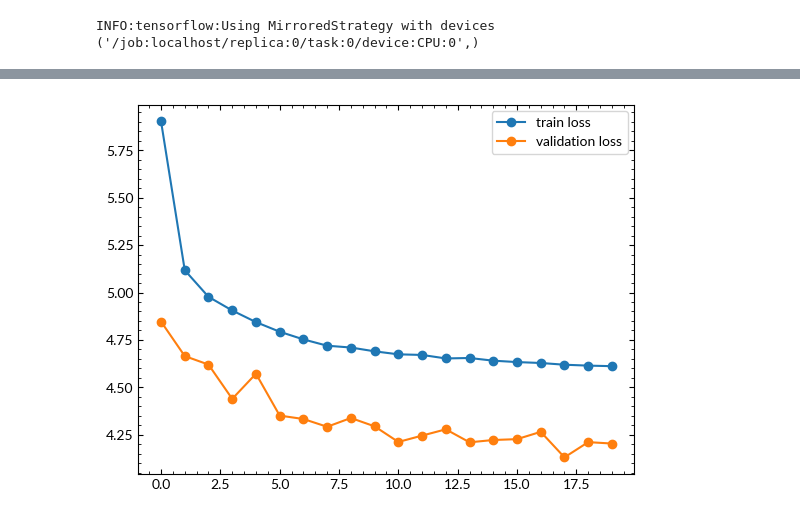
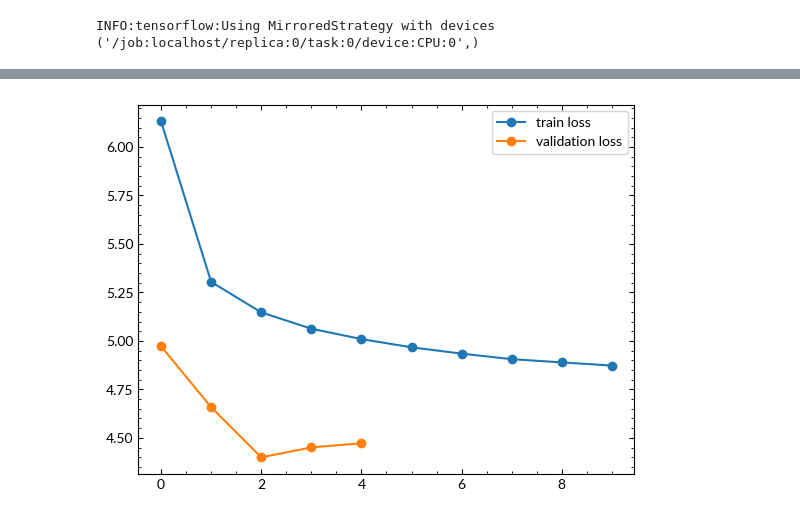
Before and after one commit to SarahBarbosa/geexhp, a Jupyter notebook: examples/network_test5.ipynb, the cells around one changed output, grey strips where cells are left out. Cells and saved outputs as stored; diff of their text form; code cells hidden in the pictures.

Commit message:
best network test

```diff
--- a/examples/network_test5.ipynb
+++ b/examples/network_test5.ipynb
@@ -346,8 +404,8 @@ def build_model_3(hp):
 # %%
 tuner = kt.BayesianOptimization(
-    build_model_3,
+    build_model,
     objective='val_loss',
-    max_trials=10,
+    max_trials=3,
     directory='opt',
     project_name='bayesopt'
 )
@@ -362,2 +436,4 @@ Total elapsed time: 02h 27m 32s
 # %%
-best_hps = tuner.get_best_hyperparameters(num_trials=1)[0]
+best_hp = tuner.get_best_hyperparameters(num_trials=1)[0]
+print("Best Hyperparameters:")
+print(best_hp.values)
@@ -392,3 +443,5 @@ best_model = build_model_3(best_hps)
+# %%
+best_model = build_model(best_hp)
 # %%
 best_model.summary()
 # %% [output]
@@ -418,7 +470,9 @@ Model: "test_5"
 history = best_model.fit(
     train_ds,
     validation_data=val_ds,
-    epochs=20,
-    callbacks=[tf.keras.callbacks.EarlyStopping(monitor='val_loss', patience=10, restore_best_weights=True)]
+    epochs=10,
+    steps_per_epoch=steps_per_epoch,
+    validation_steps=validation_steps,
+    #callbacks=[tf.keras.callbacks.EarlyStopping(monitor='val_loss', patience=10, restore_best_weights=True)]
 )
 # %% [output]
@@ -442,9 +499,9 @@ Epoch 20/20
 # %%
-plt.plot(range(20), history.history["loss"], marker="o", label="train loss")
-plt.plot(range(20), history.history["val_loss"], marker="o", label="validation loss")
+plt.plot(range(10), history.history["loss"], marker="o", label="train loss")
+plt.plot(range(5), history.history["val_loss"], marker="o", label="validation loss")
 plt.legend();
 # %% [output]
-[figure, old version]
+[figure, new version]
 # %%
 predictions = best_model.predict(test_ds)
 # %% [output]
```
Also changed, not shown: parts of 21 cells of this notebook.
